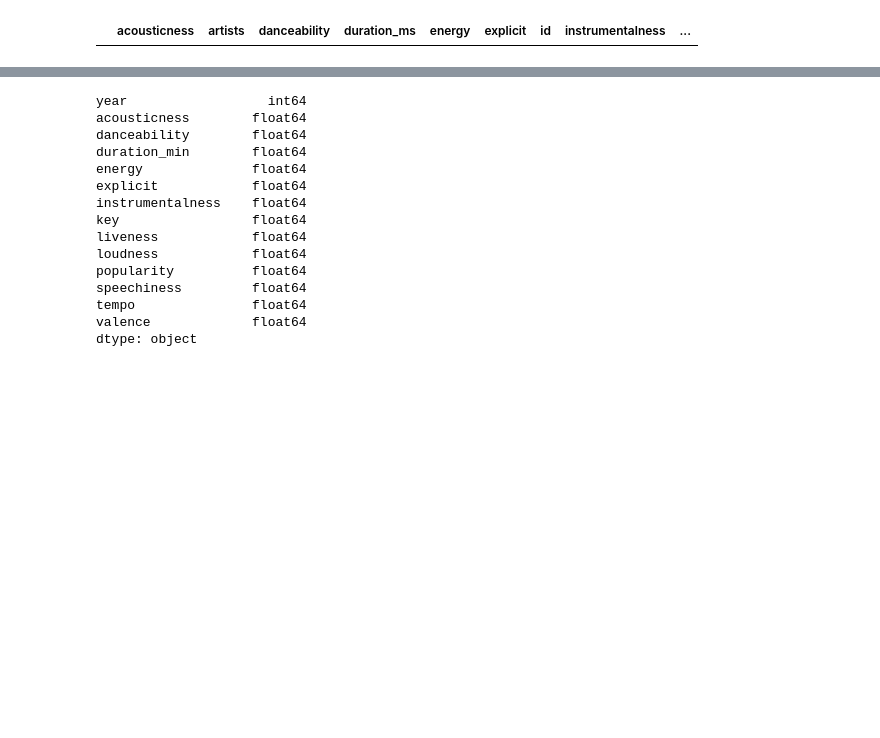
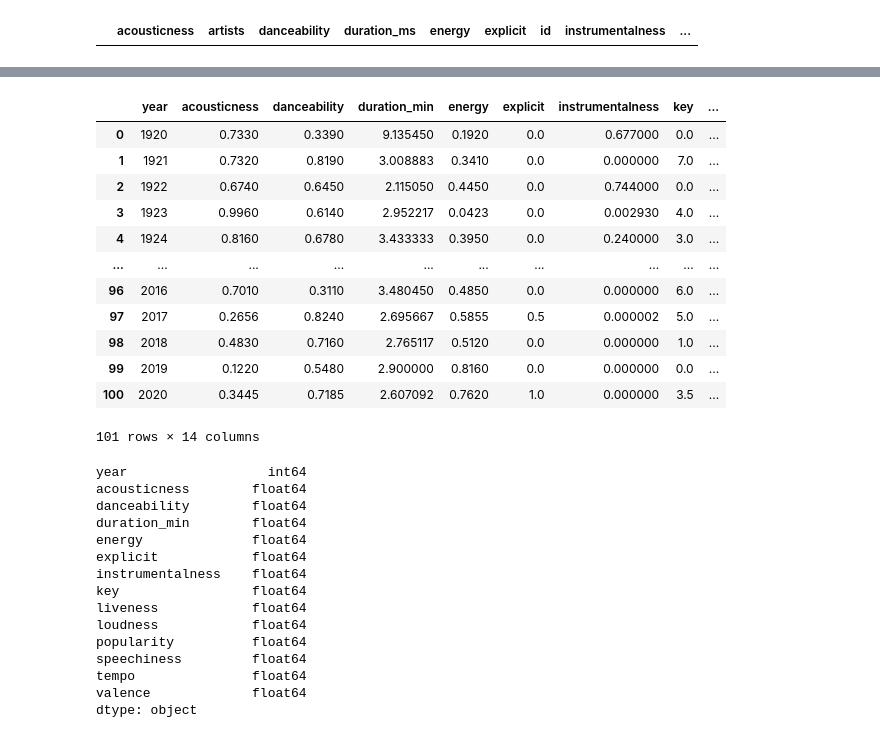
Before and after one commit to shchee5/TurnUptheData, a Jupyter notebook: Resources/PrepData.ipynb, the cells around one changed output, grey strips where cells are left out. Saved outputs shown, nothing was run; the diff lists cells and outputs as text; code cells hidden in the pictures; blank space fills up the shorter version.

```diff
--- a/Resources/PrepData.ipynb
+++ b/Resources/PrepData.ipynb
@@ -70,6 +120,21 @@ df_final['duration_ms'] = df_final['duration_ms']/60000
 df_final.rename(columns={'duration_ms':'duration_min'},inplace = True)
 # %%
 df_final_mean = df_final.groupby('year').mean().reset_index()
+df_final_mean
+# %% [output]
+|  | year | acousticness | danceability | duration_min | energy | explicit | instrumentalness | key | ... |
+| 0 | 1920 | 0.7330 | 0.3390 | 9.135450 | 0.1920 | 0.0 | 0.677000 | 0.0 | ... |
+| 1 | 1921 | 0.7320 | 0.8190 | 3.008883 | 0.3410 | 0.0 | 0.000000 | 7.0 | ... |
+| 2 | 1922 | 0.6740 | 0.6450 | 2.115050 | 0.4450 | 0.0 | 0.744000 | 0.0 | ... |
+| 3 | 1923 | 0.9960 | 0.6140 | 2.952217 | 0.0423 | 0.0 | 0.002930 | 4.0 | ... |
+| 4 | 1924 | 0.8160 | 0.6780 | 3.433333 | 0.3950 | 0.0 | 0.240000 | 3.0 | ... |
+| ... | ... | ... | ... | ... | ... | ... | ... | ... | ... |
+| 96 | 2016 | 0.7010 | 0.3110 | 3.480450 | 0.4850 | 0.0 | 0.000000 | 6.0 | ... |
+| 97 | 2017 | 0.2656 | 0.8240 | 2.695667 | 0.5855 | 0.5 | 0.000002 | 5.0 | ... |
+| 98 | 2018 | 0.4830 | 0.7160 | 2.765117 | 0.5120 | 0.0 | 0.000000 | 1.0 | ... |
+| 99 | 2019 | 0.1220 | 0.5480 | 2.900000 | 0.8160 | 0.0 | 0.000000 | 0.0 | ... |
+| 100 | 2020 | 0.3445 | 0.7185 | 2.607092 | 0.7620 | 1.0 | 0.000000 | 3.5 | ... |
+101 rows × 14 columns
 # %%
 df_final_mean.dtypes
 # %% [output]
```
Also changed, not shown: parts of 6 cells of this notebook, 1 other file.
